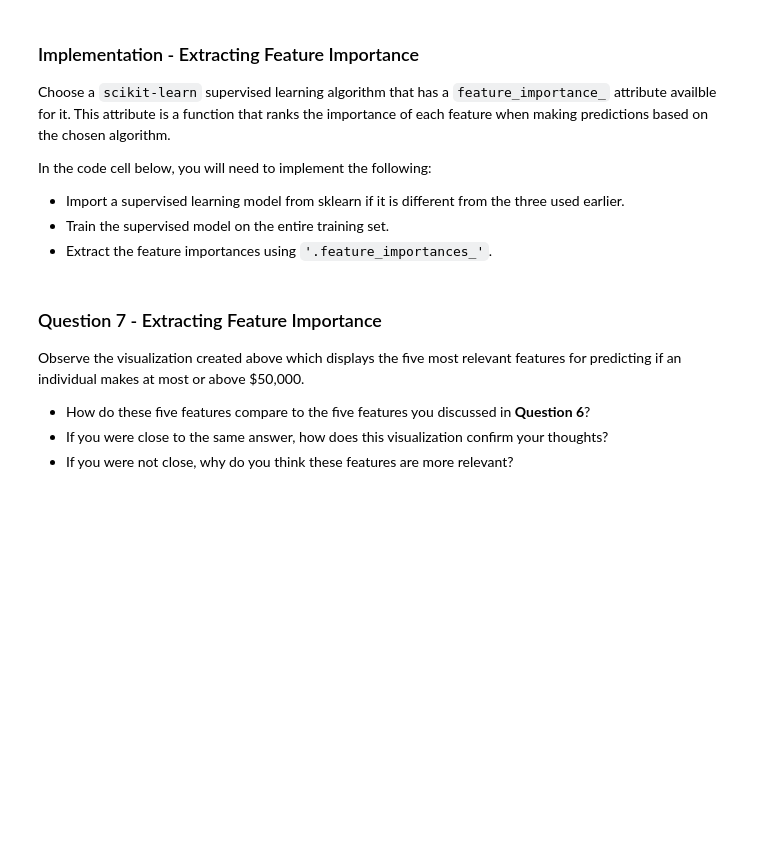
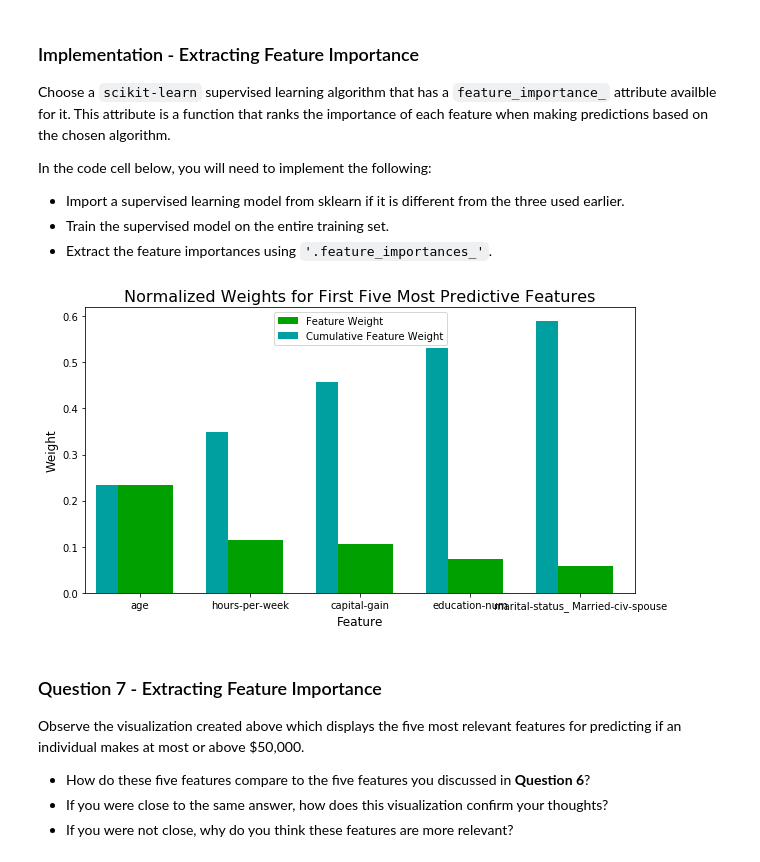
Before and after one commit to felixsc1/UdacityNanoDegree, a Jupyter notebook: finding_donors/finding_donors.ipynb, the cells around one changed output. Cells and saved outputs as stored; diff of their text form; code cells hidden in the pictures; blank space fills up the shorter version.

```diff
--- a/CharityML/finding_donors.ipynb
+++ b/finding_donors/finding_donors.ipynb
@@ -532,16 +558,20 @@ In the code cell below, you will need to implement the following:
  - Extract the feature importances using `'.feature_importances_'`.
 # %%
 # TODO: Import a supervised learning model that has 'feature_importances_'
+from sklearn.ensemble import RandomForestClassifier
 
 
 # TODO: Train the supervised model on the training set using .fit(X_train, y_train)
-model = None
+model = RandomForestClassifier()
+model.fit(X_train, y_train['>50K'])
 
 # TODO: Extract the feature importances using .feature_importances_
-importances = None
+importances = model.feature_importances_
 
 # Plot
 vs.feature_plot(importances, X_train, y_train)
+# %% [output]
+[figure, added]
 # %% [markdown]
 ### Question 7 - Extracting Feature Importance
 
```
Also changed, not shown: parts of 14 cells of this notebook, 4 other files.
